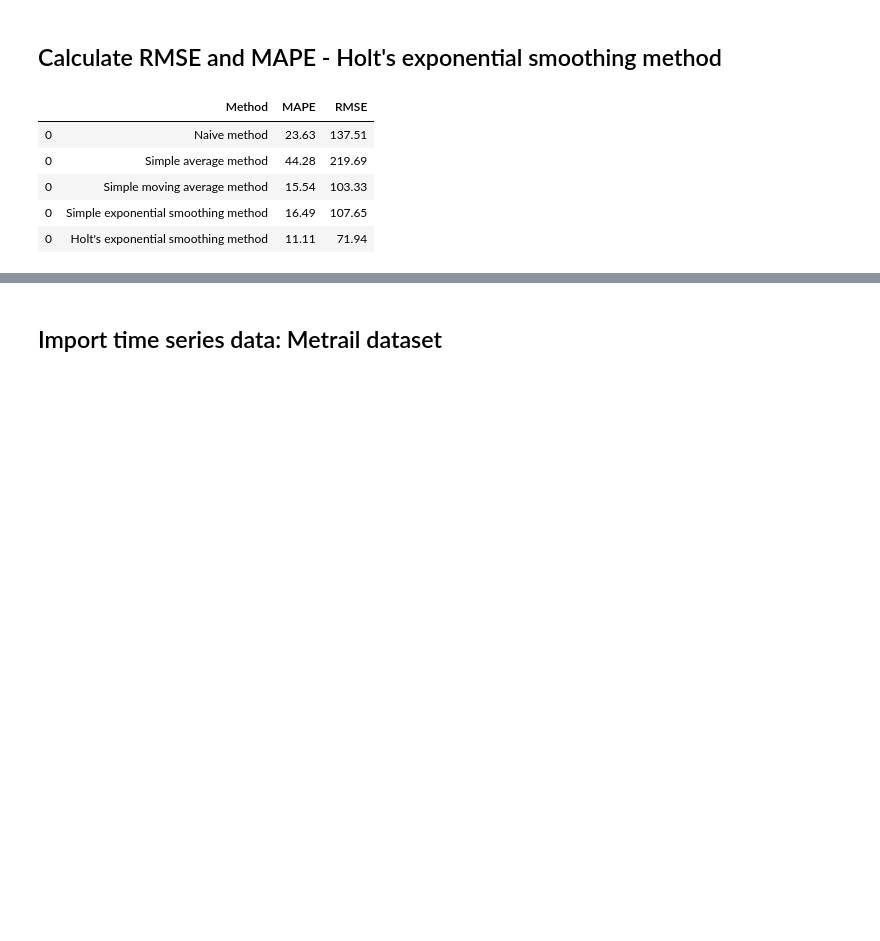
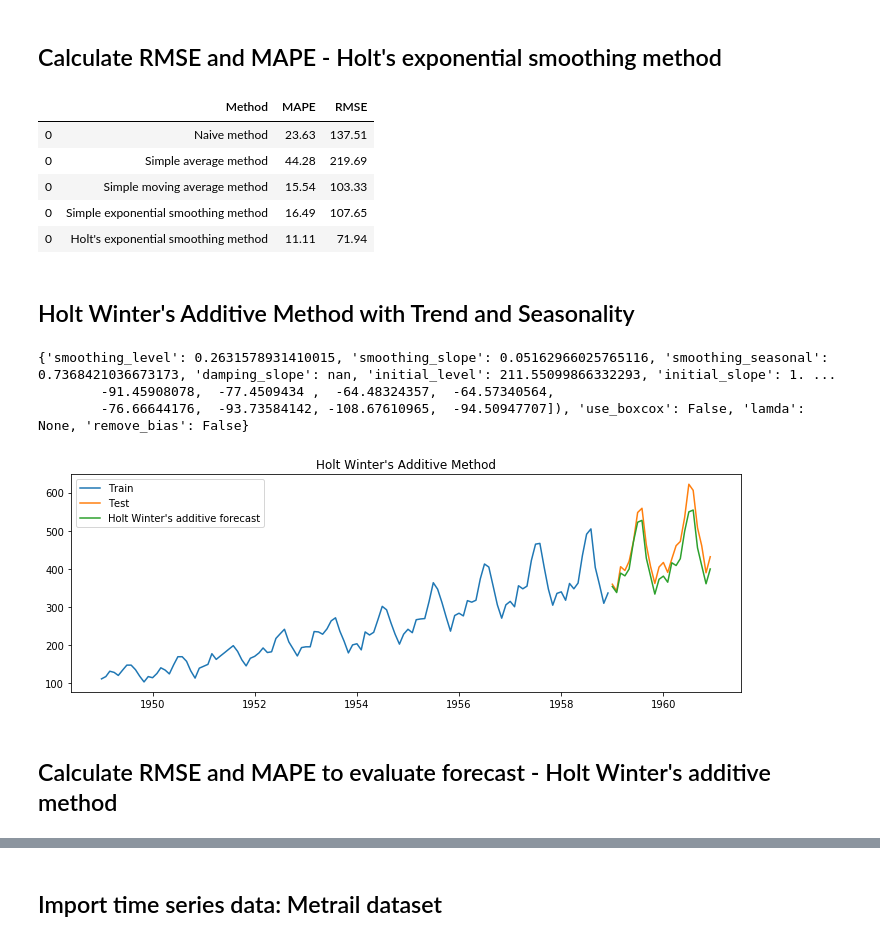
Before and after one commit to HitiTaneja/Time-Series-Forecasting, a Jupyter notebook: Time Series Foreasting.ipynb, the cells around one changed output, grey strips where cells are left out. Drawn from its saved outputs; the diff is of its cells as text; code cells hidden in the pictures; blank space fills up the shorter version.

Commit message:
Initial Commit

```diff
--- a/Time Series Foreasting.ipynb
+++ b/Time Series Foreasting.ipynb
@@ -273,3 +273,27 @@ results
 | 0 | Simple moving average method | 15.54 | 103.33 |
 | 0 | Simple exponential smoothing method | 16.49 | 107.65 |
 | 0 | Holt's exponential smoothing method | 11.11 | 71.94 |
+# %% [markdown]
+## Holt Winter's Additive Method with Trend and Seasonality
+# %%
+y_hat_hwa = test.copy()
+model = ExponentialSmoothing(np.asarray(train['Passengers']), seasonal_periods=12, trend='add',seasonal='add')
+model_fit = model.fit(optimized=True)
+print(model_fit.params)
+y_hat_hwa['hwa_forecast'] = model_fit.forecast(24)
+# %% [output]
+{'smoothing_level': 0.2631578931410015, 'smoothing_slope': 0.05162966025765116, 'smoothing_seasonal': 0.7368421036673173, 'damping_slope': nan, 'initial_level': 211.55099866332293, 'initial_slope': 1. ...
+        -91.45908078,  -77.4509434 ,  -64.48324357,  -64.57340564,
+        -76.66644176,  -93.73584142, -108.67610965,  -94.50947707]), 'use_boxcox': False, 'lamda': None, 'remove_bias': False}
+# %%
+plt.figure(figsize=(12,4))
+plt.plot(train['Passengers'], label='Train')
+plt.plot(test['Passengers'], label='Test')
+plt.plot(y_hat_hwa['hwa_forecast'], label='Holt Winter\'s additive forecast')
+plt.legend(loc='best')
+plt.title('Holt Winter\'s Additive Method')
+plt.show()
+# %% [output]
+[figure, added]
+# %% [markdown]
+## Calculate RMSE and MAPE to evaluate forecast - Holt Winter's additive method
```
Also changed, not shown: parts of 16 cells of this notebook.
